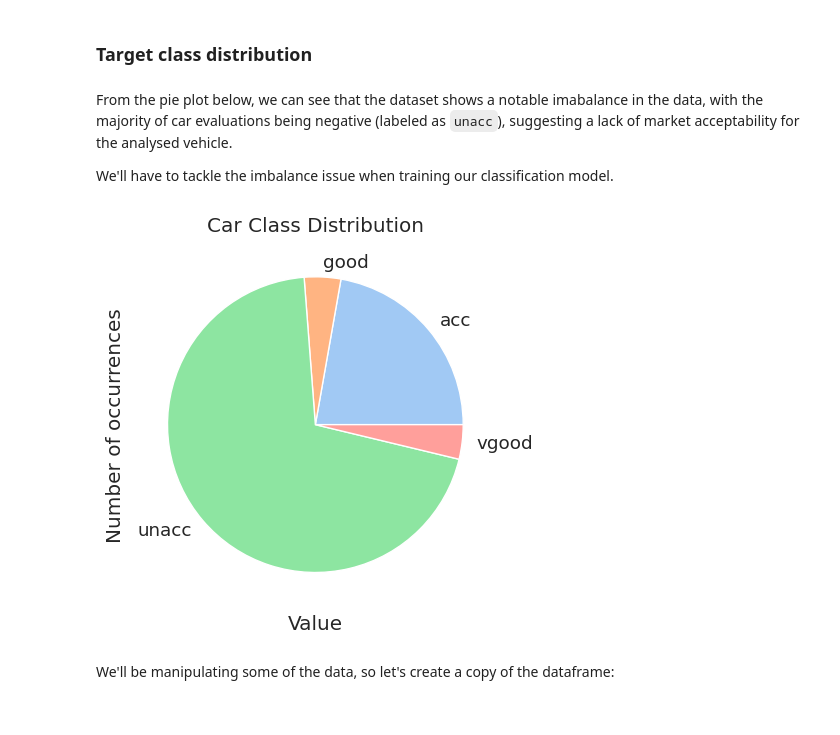
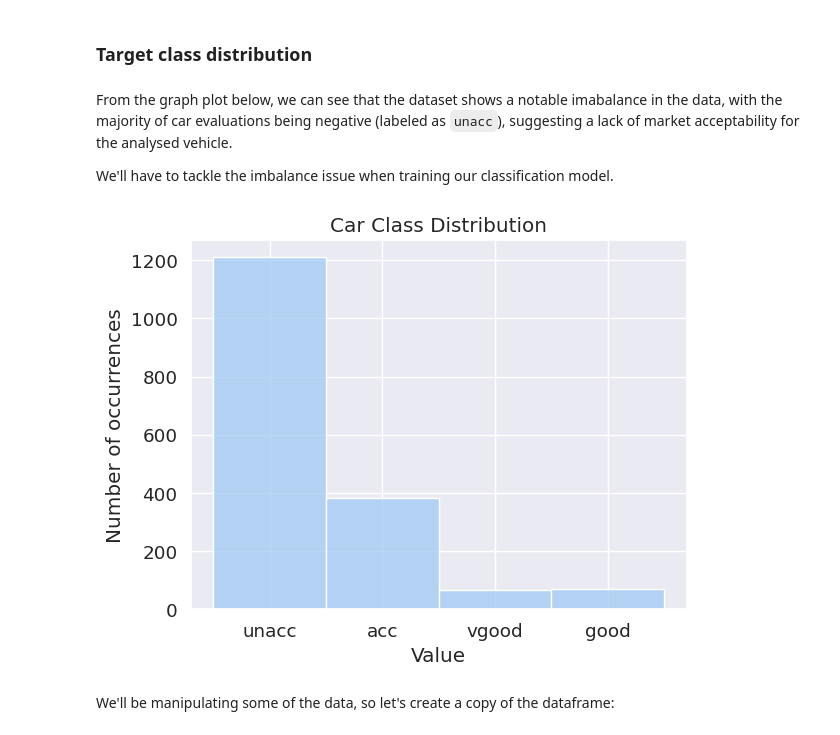
Before and after one commit to gykimura/uci-datasets-analysis, a Jupyter notebook: 2-UCI-Car-Evaluation-Exploratory-Data-Analysis.ipynb, the cells around one changed output. Drawn from its saved outputs; the diff is of its cells as text; code cells hidden in the pictures.

```diff
--- a/2-UCI-Car-Evaluation-Exploratory-Data-Analysis.ipynb
+++ b/2-UCI-Car-Evaluation-Exploratory-Data-Analysis.ipynb
@@ -97,18 +99,17 @@ The dataset does not have any missing values, eliminating the need for special t
 # %% [markdown]
 ### Target class distribution
 # %% [markdown]
-From the pie plot below, we can see that the dataset shows a notable imabalance in the data, with the majority of car evaluations being negative (labeled as `unacc`), suggesting a lack of market acceptability for the analysed vehicle.
+From the graph plot below, we can see that the dataset shows a notable imabalance in the data, with the majority of car evaluations being negative (labeled as `unacc`), suggesting a lack of market acceptability for the analysed vehicle.
 
 We'll have to tackle the imbalance issue when training our classification model.
 # %%
-class_dist = df_orig.groupby("class").size()
-plt.pie(class_dist, labels=class_dist.index)
+sns.histplot(df_orig["class"])
 plt.title('Car Class Distribution')
 plt.xlabel('Value')
 plt.ylabel('Number of occurrences')
 plt.show()
 # %% [output]
-[figure, old version]
+[figure, new version]
 # %% [markdown]
 We'll be manipulating some of the data, so let's create a copy of the dataframe:
 # %%
```
Also changed, not shown: parts of 8 cells of this notebook, 2 other files.
